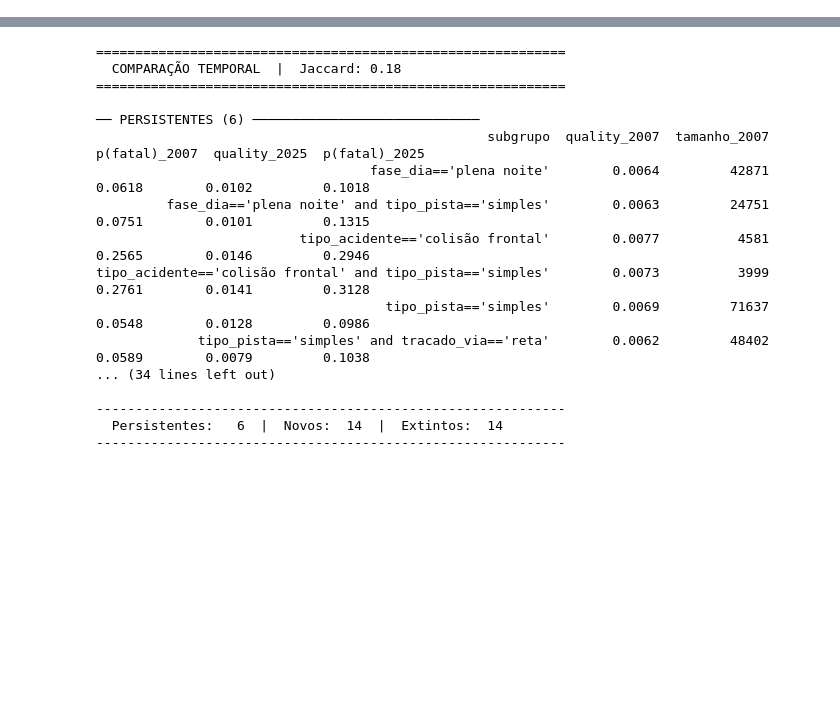
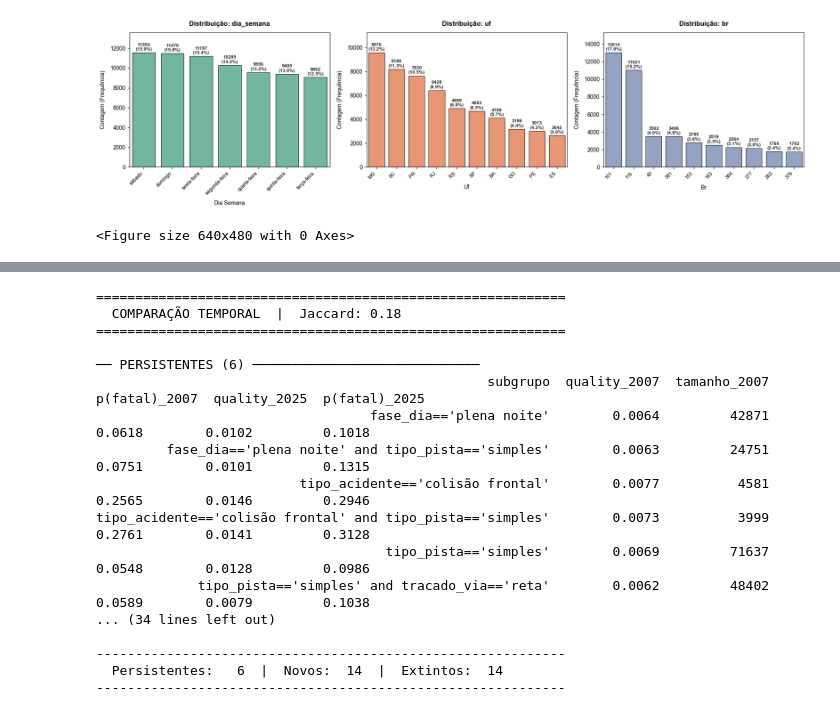
Before and after one commit to HectorSoares/tp_ad, a Jupyter notebook: main.ipynb, the cells around one changed output, grey strips where cells are left out. Saved outputs shown, nothing was run; the diff lists cells and outputs as text; code cells hidden in the pictures; blank space fills up the shorter version.

Commit message:
Incluido análise do arquivo datatran2025.csv (feita pelo Salvador)

```diff
--- a/main.ipynb
+++ b/main.ipynb
@@ -9,8 +23,4 @@ Análise comparativa entre as tabelas dos arquivos datatran2007.csv e datatran20
 # %%
-colunas_em_comum = ['id', 'data_inversa', 'dia_semana', 'horario', 'uf', 'br', 'km','municipio', 'causa_acidente', 'tipo_acidente', 'classificacao_acidente', 'fase_dia',
-    'sentido_via', 'condicao_metereologica', 'tipo_pista', 'tracado_via', 'uso_solo', 'pessoas', 'mortos', 'feridos_leves', 'feridos_graves', 'ilesos', 'ignorados',
-    'feridos', 'veiculos'
-]
 
-df07 = pd.read_csv("datatran2007.csv",sep=";",encoding="latin1", usecols=colunas_em_comum)
-df25 = pd.read_csv("datatran2025.csv",sep=";",encoding="latin1", usecols=colunas_em_comum)
+raw_data_25 = pd.read_csv('datatran2025.csv', encoding='latin-1', sep=';')
+raw_data_25.head()
@@ -16,0 +196,13 @@ df25 = pd.read_csv("datatran2025.csv",sep=";",encoding="latin1", usecols=colunas
+# %%
+# Lista de colunas que você quer colocar lado a lado
+minhas_variaveis_1 = [
+    "dia_semana",
+    "uf",
+    "br"
+]
+
+# Chama a função mestre para plotar em um grid de 3 colunas
+plotar_multiplos_categoricos(df=raw_data_25, colunas=minhas_variaveis_1, n_colunas=3, top_n=10)
+# %% [output]
+[figure, added]
+<Figure size 640x480 with 0 Axes>
```
Also changed, not shown: parts of 22 cells of this notebook.
